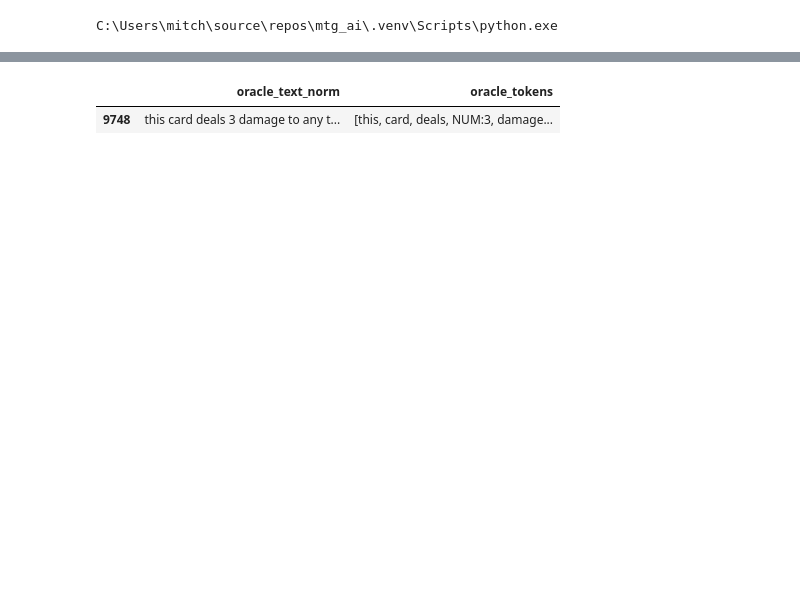
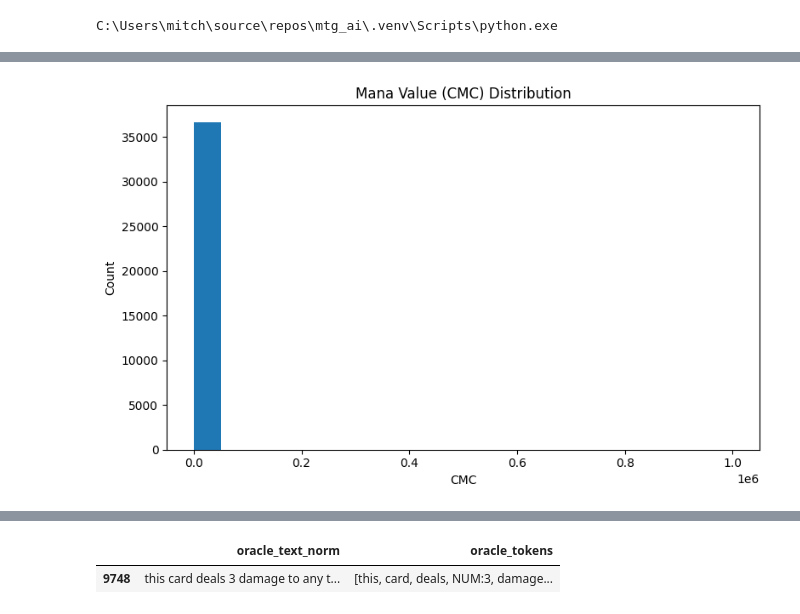
Before and after one commit to MitchellB9/mtg_ai, a Jupyter notebook: Notebooks/inspect_data.ipynb, the cells around one changed output, grey strips where cells are left out. Saved outputs shown, nothing was run; the diff lists cells and outputs as text; code cells hidden in the pictures; blank space fills up the shorter version.

```diff
--- a/Notebooks/inspect_data.ipynb
+++ b/Notebooks/inspect_data.ipynb
@@ -37,0 +124,10 @@ oracle_tokens: (36708, 5)
+# %%
+plt.figure(figsize=(8, 5))
+cards["cmc"].dropna().plot(kind="hist", bins=20)
+plt.title("Mana Value (CMC) Distribution")
+plt.xlabel("CMC")
+plt.ylabel("Count")
+plt.tight_layout()
+plt.show()
+# %% [output]
+[figure, added]
```
Also changed, not shown: parts of 13 cells of this notebook.
